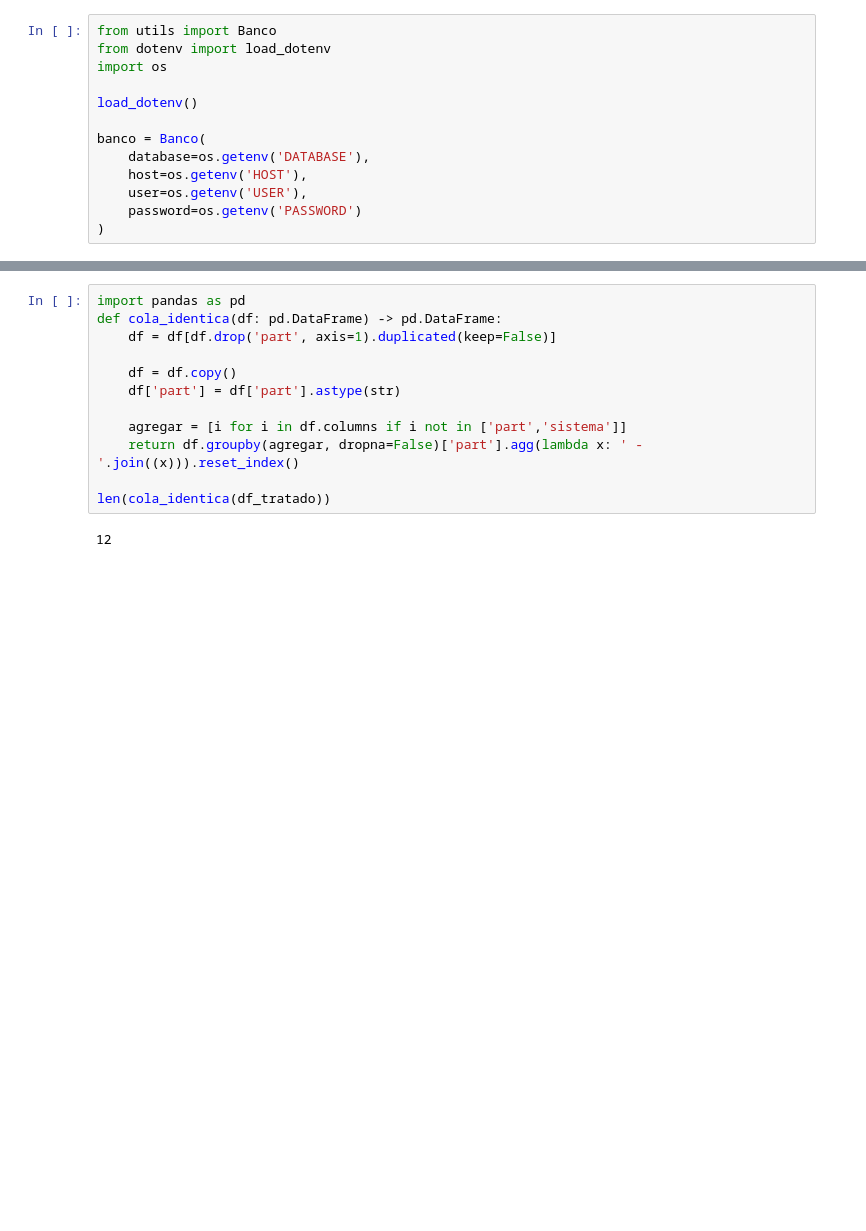
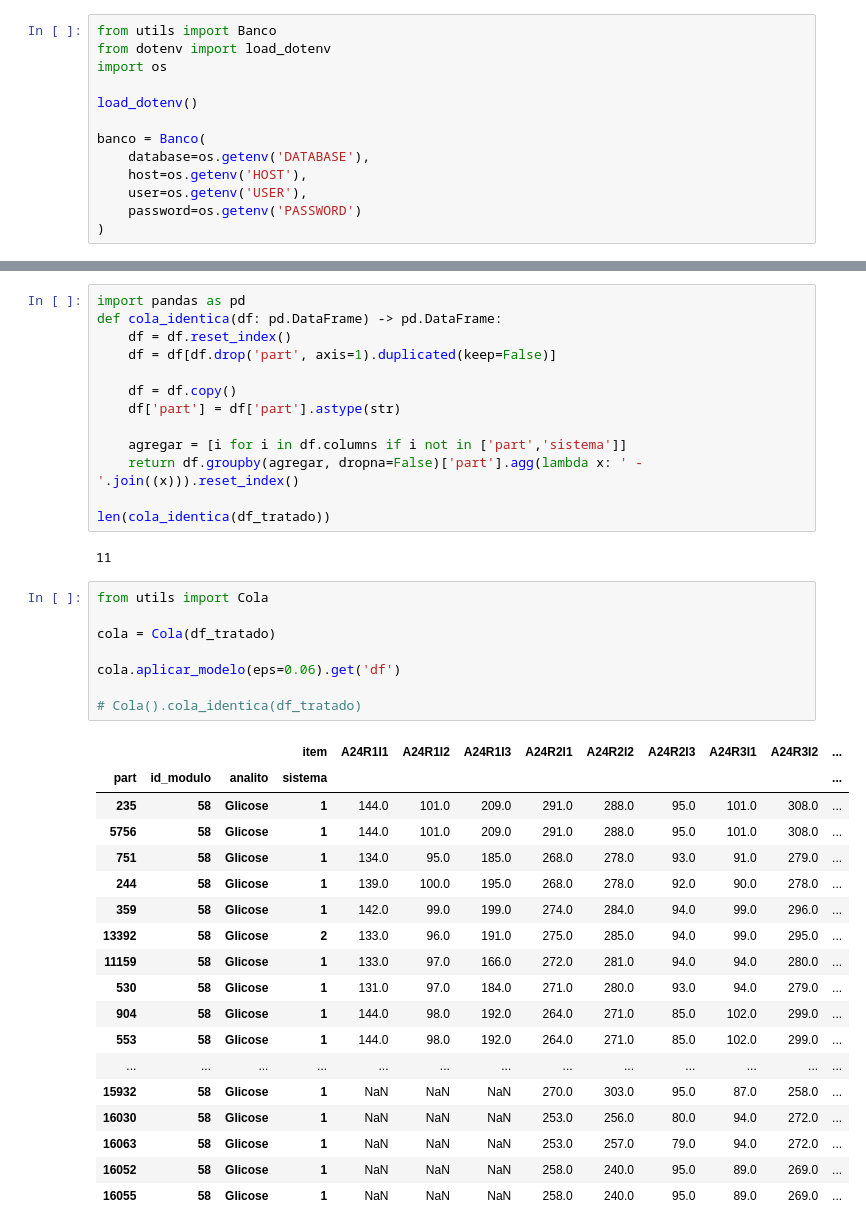
Before and after one commit to BrunoSantos14/Estudo-Colusao, a Jupyter notebook: teste.ipynb, the cells around one changed output, grey strips where cells are left out. Cells and saved outputs as stored; diff of their text form; blank space fills up the shorter version.

```diff
--- a/teste.ipynb
+++ b/teste.ipynb
@@ -54,6 +55,7 @@ df_tratado
 # %%
 import pandas as pd
 def cola_identica(df: pd.DataFrame) -> pd.DataFrame:
+    df = df.reset_index()
     df = df[df.drop('part', axis=1).duplicated(keep=False)]
 
     df = df.copy()
@@ -64,6 +66,33 @@ def cola_identica(df: pd.DataFrame) -> pd.DataFrame:
 
 len(cola_identica(df_tratado))
 # %% [output]
-12
+11
+# %%
+from utils import Cola
+
+cola = Cola(df_tratado)
+
+cola.aplicar_modelo(eps=0.06).get('df')
+
+# Cola().cola_identica(df_tratado)
+# %% [output]
+|  |  |  | item | A24R1I1 | A24R1I2 | A24R1I3 | A24R2I1 | A24R2I2 | A24R2I3 | A24R3I1 | A24R3I2 | ... |
+| part | id_modulo | analito | sistema |  |  |  |  |  |  |  |  | ... |
+| 235 | 58 | Glicose | 1 | 144.0 | 101.0 | 209.0 | 291.0 | 288.0 | 95.0 | 101.0 | 308.0 | ... |
+| 5756 | 58 | Glicose | 1 | 144.0 | 101.0 | 209.0 | 291.0 | 288.0 | 95.0 | 101.0 | 308.0 | ... |
+| 751 | 58 | Glicose | 1 | 134.0 | 95.0 | 185.0 | 268.0 | 278.0 | 93.0 | 91.0 | 279.0 | ... |
+| 244 | 58 | Glicose | 1 | 139.0 | 100.0 | 195.0 | 268.0 | 278.0 | 92.0 | 90.0 | 278.0 | ... |
+| 359 | 58 | Glicose | 1 | 142.0 | 99.0 | 199.0 | 274.0 | 284.0 | 94.0 | 99.0 | 296.0 | ... |
+| 13392 | 58 | Glicose | 2 | 133.0 | 96.0 | 191.0 | 275.0 | 285.0 | 94.0 | 99.0 | 295.0 | ... |
+| 11159 | 58 | Glicose | 1 | 133.0 | 97.0 | 166.0 | 272.0 | 281.0 | 94.0 | 94.0 | 280.0 | ... |
+| 530 | 58 | Glicose | 1 | 131.0 | 97.0 | 184.0 | 271.0 | 280.0 | 93.0 | 94.0 | 279.0 | ... |
+| 904 | 58 | Glicose | 1 | 144.0 | 98.0 | 192.0 | 264.0 | 271.0 | 85.0 | 102.0 | 299.0 | ... |
+| 553 | 58 | Glicose | 1 | 144.0 | 98.0 | 192.0 | 264.0 | 271.0 | 85.0 | 102.0 | 299.0 | ... |
+| ... | ... | ... | ... | ... | ... | ... | ... | ... | ... | ... | ... | ... |
+| 15932 | 58 | Glicose | 1 | NaN | NaN | NaN | 270.0 | 303.0 | 95.0 | 87.0 | 258.0 | ... |
+| 16030 | 58 | Glicose | 1 | NaN | NaN | NaN | 253.0 | 256.0 | 80.0 | 94.0 | 272.0 | ... |
+| 16063 | 58 | Glicose | 1 | NaN | NaN | NaN | 253.0 | 257.0 | 79.0 | 94.0 | 272.0 | ... |
+| 16052 | 58 | Glicose | 1 | NaN | NaN | NaN | 258.0 | 240.0 | 95.0 | 89.0 | 269.0 | ... |
+| 16055 | 58 | Glicose | 1 | NaN | NaN | NaN | 258.0 | 240.0 | 95.0 | 89.0 | 269.0 | ... |
 # %%
 from sklearn.impute import SimpleImputer
```
Also changed, not shown: parts of 5 cells of this notebook, 5 other files.
